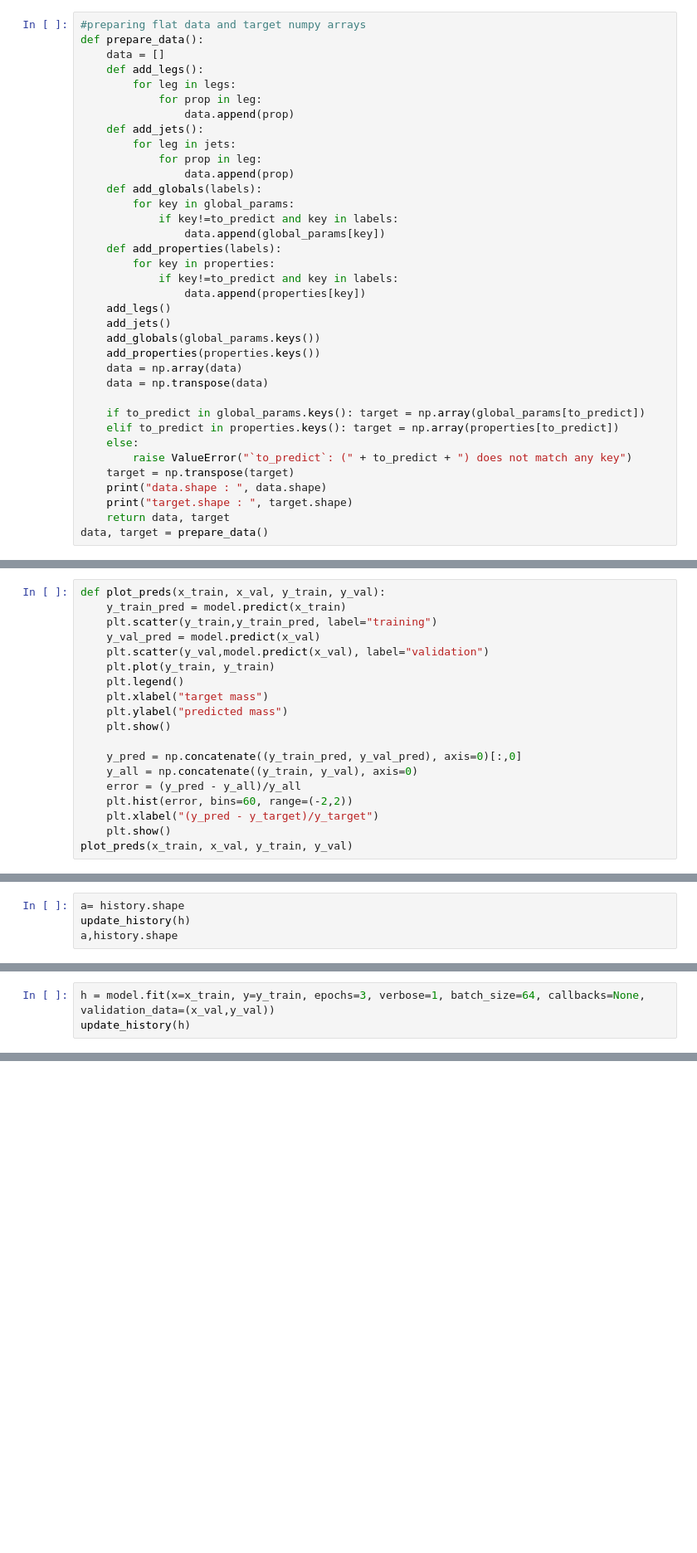
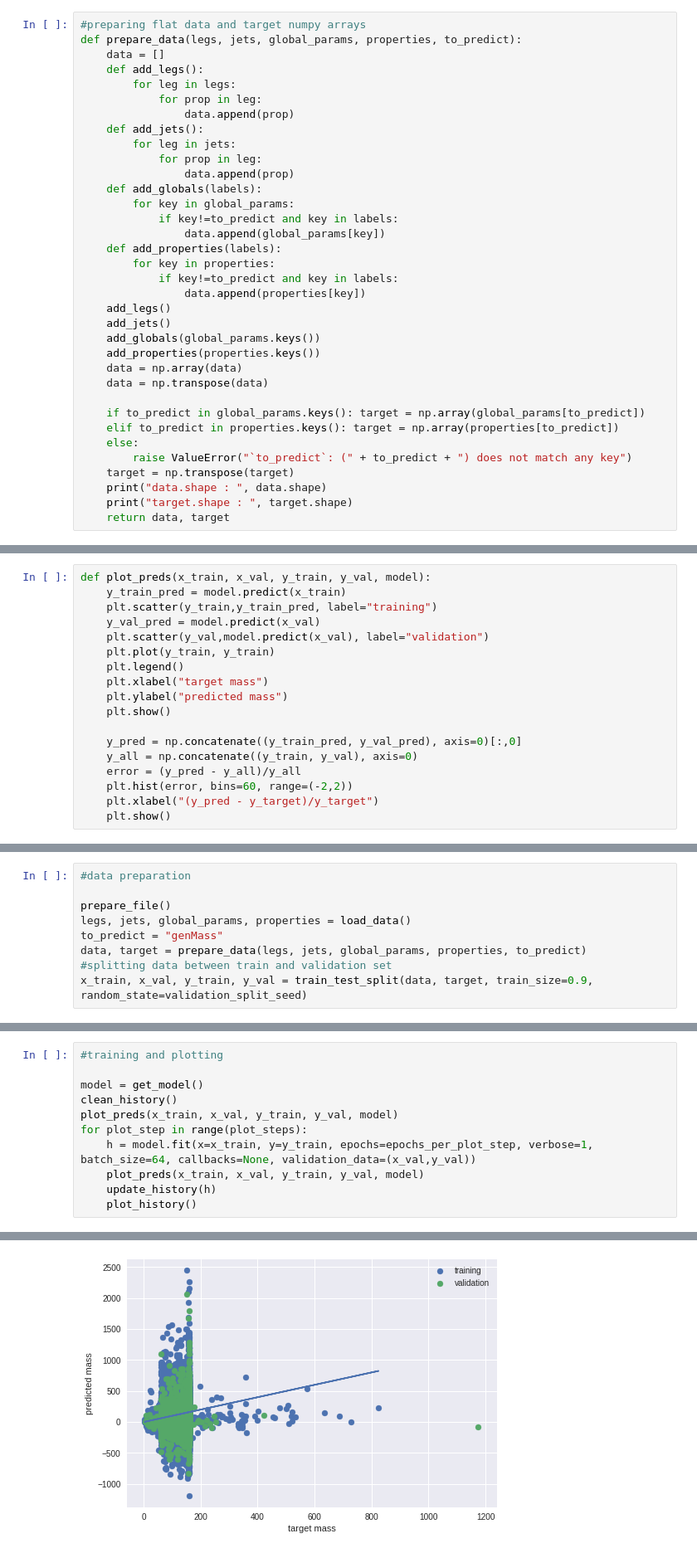
Before and after one commit to akalinow/RootAnalysis, a Jupyter notebook: scripts/NeuralNetworkTest.ipynb, the cells around one changed output, grey strips where cells are left out. Shown: that part at 83% size. Saved outputs shown, nothing was run; the diff lists cells and outputs as text; blank space fills up the shorter version.

```diff
--- a/scripts/NeuralNetworkTest.ipynb
+++ b/scripts/NeuralNetworkTest.ipynb
@@ -27,6 +35,6 @@ to_predict = "genMass"
 # %%
 #preparing flat data and target numpy arrays
-def prepare_data():
+def prepare_data(legs, jets, global_params, properties, to_predict):
     data = []
     def add_legs():
         for leg in legs:
@@ -59,4 +67,3 @@ def prepare_data():
     print("data.shape : ", data.shape)
     print("target.shape : ", target.shape)
     return data, target
-data, target = prepare_data()
@@ -80,7 +81,7 @@ def get_model():
     print(model.summary())
     return model
 # %%
-def plot_preds(x_train, x_val, y_train, y_val):
+def plot_preds(x_train, x_val, y_train, y_val, model):
     y_train_pred = model.predict(x_train)
     plt.scatter(y_train,y_train_pred, label="training")
     y_val_pred = model.predict(x_val)
@@ -97,4 +98,3 @@ def plot_preds(x_train, x_val, y_train, y_val):
     plt.hist(error, bins=60, range=(-2,2))
     plt.xlabel("(y_pred - y_target)/y_target")
     plt.show()
-plot_preds(x_train, x_val, y_train, y_val)
@@ -117,7 +114,3 @@ def plot_history():
     plt.xlabel('epoch')
     plt.legend()
     plt.show()
-# %%
-a= history.shape
-update_history(h)
-a,history.shape
@@ -125,0 +117,9 @@ a,history.shape
+# %%
+#data preparation
+
+prepare_file()
+legs, jets, global_params, properties = load_data()
+to_predict = "genMass"
+data, target = prepare_data(legs, jets, global_params, properties, to_predict)
+#splitting data between train and validation set
+x_train, x_val, y_train, y_val = train_test_split(data, target, train_size=0.9, random_state=validation_split_seed)
@@ -126,4 +137,12 @@ a,history.shape
 # %%
-h = model.fit(x=x_train, y=y_train, epochs=3, verbose=1, batch_size=64, callbacks=None, validation_data=(x_val,y_val))
-update_history(h)
+#training and plotting
+
+model = get_model()
+clean_history()
+plot_preds(x_train, x_val, y_train, y_val, model)
+for plot_step in range(plot_steps):
+    h = model.fit(x=x_train, y=y_train, epochs=epochs_per_plot_step, verbose=1, batch_size=64, callbacks=None, validation_data=(x_val,y_val))
+    plot_preds(x_train, x_val, y_train, y_val, model)
+    update_history(h)
+    plot_history()
 # %% [output]
@@ -136,0 +165 @@ Epoch 3/3
+[figure, added]
```
Also changed, not shown: parts of 13 cells of this notebook.
